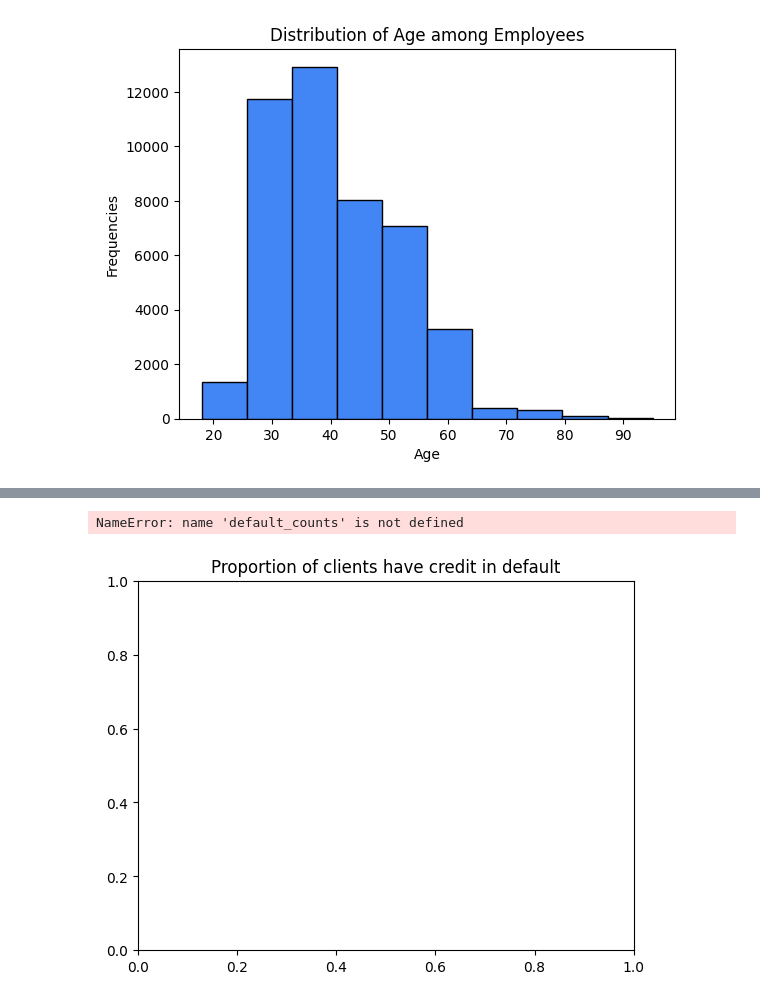
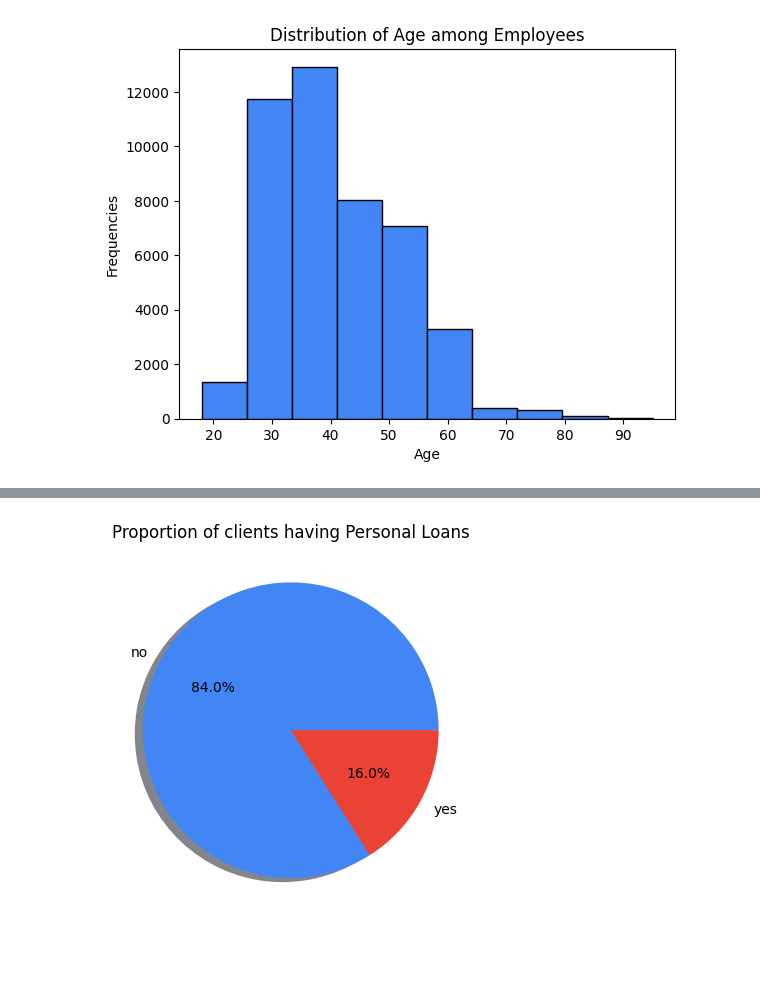
Before and after one commit to devdharaiya/Coding, a Jupyter notebook: Finlatics/Project 1.ipynb, the cells around one changed output, grey strips where cells are left out. Saved outputs shown, nothing was run; the diff lists cells and outputs as text; code cells hidden in the pictures; blank space fills up the shorter version.

```diff
--- a/Finlatics/Project 1.ipynb
+++ b/Finlatics/Project 1.ipynb
@@ -3,3 +3,4 @@ import pandas as pd
 import matplotlib.pyplot as plt
 
 df = pd.read_csv('/workspaces/Coding/Finlatics/banking_data.csv')
+coolors = ['#4285F4', '#EA4335', '#34A853','#FBBC05', '#405DE6', '#833AB4', '#E1306C', '#FD1D1D', '#F56040']
@@ -40,7 +53,6 @@ pie = plt.pie(edu_counts, labels=edu_counts.index, autopct='%1.1f%%', shadow={'o
 # %%
-dafault_counts = df['default'].value_counts()
-plt.title('Proportion of clients have credit in default')
-pie = plt.pie(default_counts, labels=default_counts.index, autopct='%1.1f%%', shadow={'ox': -0.04, 'edgecolor': 'none', 'shade': 0.9}, radius=1.5)
+pl_counts = df['loan'].value_counts()
+plt.title('Proportion of clients having Personal Loans')
+pie = plt.pie(pl_counts, labels=pl_counts.index, autopct='%1.1f%%', colors=coolors, shadow={'ox': -0.04, 'edgecolor': 'none', 'shade': 0.9}, radius=1)
 # %% [output]
-NameError: name 'default_counts' is not defined
-[figure, old version]
+[figure, new version]
```
Also changed, not shown: parts of 13 cells of this notebook.
